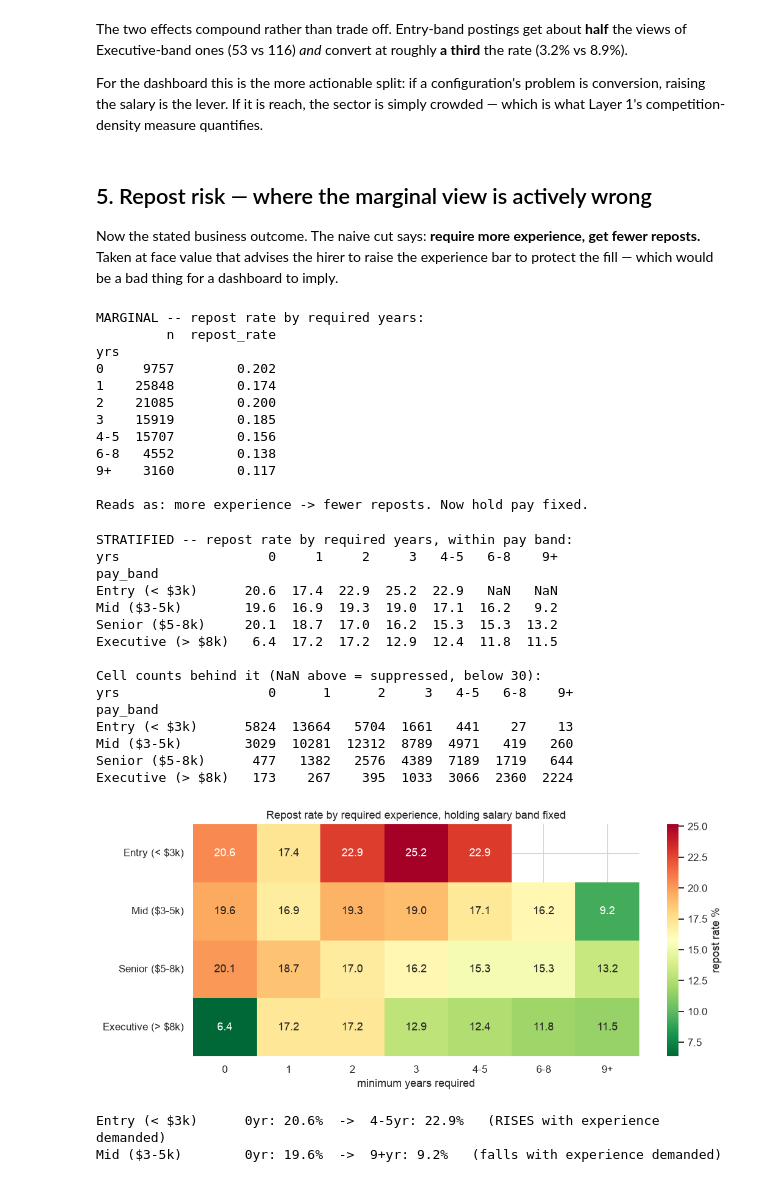
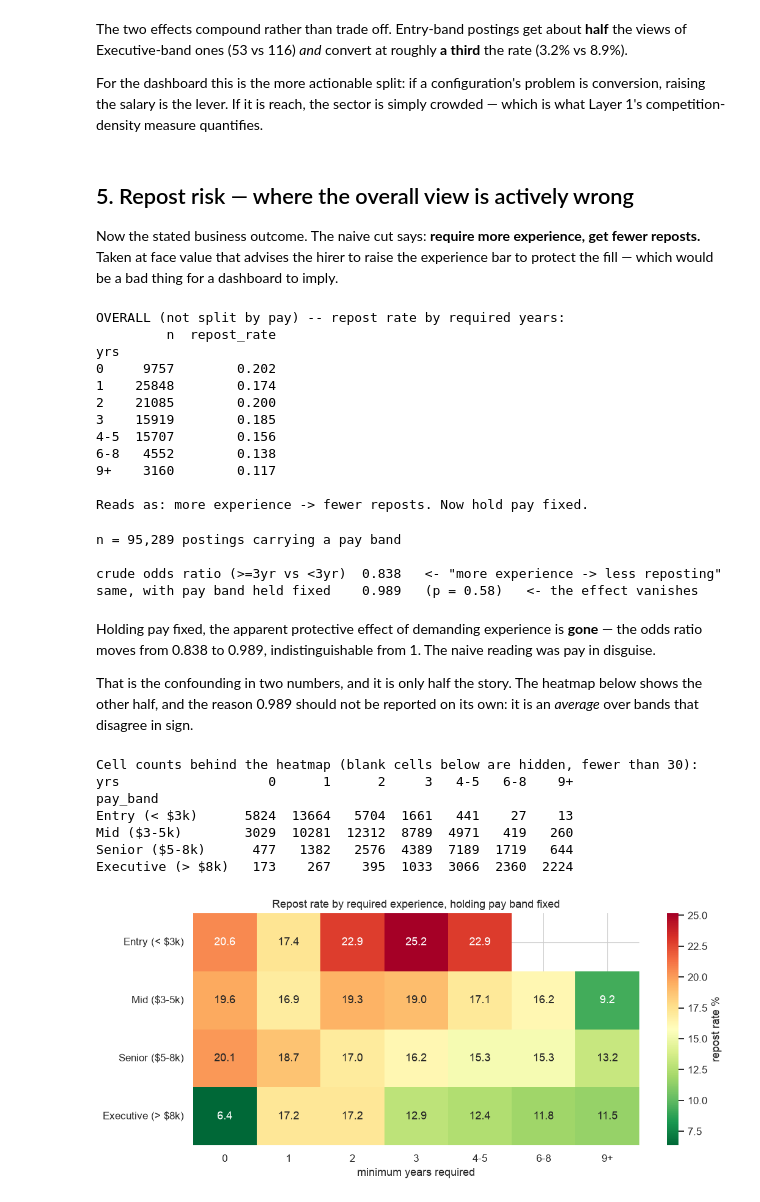
Before and after one commit to bomberblue/job-analytics-dashboard, a Jupyter notebook: notebooks/hirer_layer2_analysis.ipynb, the cells around one changed output. Saved outputs shown, nothing was run; the diff lists cells and outputs as text; code cells hidden in the pictures.

```diff
--- a/notebooks/hirer_layer2_analysis.ipynb
+++ b/notebooks/hirer_layer2_analysis.ipynb
@@ -486,7 +457,7 @@ For the dashboard this is the more actionable split: if a configuration's proble
 raising the salary is the lever. If it is reach, the sector is simply crowded — which is what
 Layer 1's competition-density measure quantifies.
 # %% [markdown]
-## 5. Repost risk — where the marginal view is actively wrong
+## 5. Repost risk — where the overall view is actively wrong
 
 Now the stated business outcome. The naive cut says: **require more experience, get fewer
 reposts.** Taken at face value that advises the hirer to raise the experience bar to protect the
@@ -495,13 +466,13 @@ fill — which would be a bad thing for a dashboard to imply.
 repost_pool = repost_pool.copy()
 repost_pool['yrs'] = pd.cut(repost_pool.seniority_years, YR_BINS, labels=YR_LABELS)
 
-marginal = repost_pool.groupby('yrs', observed=True).agg(
+overall = repost_pool.groupby('yrs', observed=True).agg(
     n=('is_repost', 'size'), repost_rate=('is_repost', 'mean')).round(3)
-print('MARGINAL -- repost rate by required years:')
-print(marginal.to_string())
+print('OVERALL (not split by pay) -- repost rate by required years:')
+print(overall.to_string())
 print('\nReads as: more experience -> fewer reposts. Now hold pay fixed.')
 # %% [output]
-MARGINAL -- repost rate by required years:
+OVERALL (not split by pay) -- repost rate by required years:
          n  repost_rate
 yrs
 0     9757        0.202
@@ -513,51 +484,66 @@ yrs
 9+    3160        0.117
 
 Reads as: more experience -> fewer reposts. Now hold pay fixed.
+# %%
+# The naive table above, restated as a single odds ratio -- then the same odds ratio
+# with pay held fixed. Mantel-Haenszel pools the within-band tables directly.
+# The frame, the 2x2 helper and the stratified table are all reused by s.6.
+exp_pay = repost_pool[repost_pool.pay_band.notna()].copy()
+exp_pay['hi_exp'] = (exp_pay.seniority_years.clip(0, 15) >= 3).astype(int)
+
+
+def two_by_two(frame):
+    """2x2 of hi_exp (>=3yr) against is_repost, oriented [exposed, unexposed] x [case, non-case]."""
+    return (pd.crosstab(frame.hi_exp, frame.is_repost.astype(int))
+              .reindex(index=[1, 0], columns=[1, 0]).fillna(0).values)
+
+
+crude = two_by_two(exp_pay)
+crude_or = (crude[0, 0] * crude[1, 1]) / (crude[0, 1] * crude[1, 0])
+mh_table = StratifiedTable(np.dstack([two_by_two(g)
+                                      for _, g in exp_pay.groupby('pay_band', observed=True)]))
+
+print(f'n = {len(exp_pay):,} postings carrying a pay band\n')
+print(f'crude odds ratio (>=3yr vs <3yr)  {crude_or:.3f}   <- "more experience -> less reposting"')
+print(f'same, with pay band held fixed    {mh_table.oddsratio_pooled:.3f}   '
+      f'(p = {mh_table.test_null_odds().pvalue:.2f})   <- the effect vanishes')
+# %% [output]
+n = 95,289 postings carrying a pay band
+
+crude odds ratio (>=3yr vs <3yr)  0.838   <- "more experience -> less reposting"
+same, with pay band held fixed    0.989   (p = 0.58)   <- the effect vanishes
+# %% [markdown]
+Holding pay fixed, the apparent protective effect of demanding experience is **gone** — the odds
+ratio moves from 0.838 to 0.989, indistinguishable from 1. The naive reading was pay in disguise.
+
+That is the confounding in two numbers, and it is only half the story. The heatmap below shows the
+other half, and the reason 0.989 should not be reported on its own: it is an *average* over bands
+that disagree in sign.
 # %%
 strat = pd.crosstab(repost_pool.pay_band, repost_pool.yrs,
                     values=repost_pool.is_repost, aggfunc='mean')
 counts = pd.crosstab(repost_pool.pay_band, repost_pool.yrs)
 strat = strat.where(counts >= MIN_N)          # suppress cells too thin to read
-strat = strat.loc[[b for b in order if b in strat.index]]
+strat = strat.loc[[b for b in PAY_LABELS if b in strat.index]]
 
-print('STRATIFIED -- repost rate by required years, within pay band:')
-print((strat * 100).round(1).to_string())
-print('\nCell counts behind it (NaN above = suppressed, below ' f'{MIN_N}):')
+print(f'Cell counts behind the heatmap (blank cells below are hidden, fewer than {MIN_N}):')
 print(counts.loc[strat.index].to_string())
 
 fig, ax = plt.subplots(figsize=(10, 4.5))
 sns.heatmap(strat * 100, annot=True, fmt='.1f', cmap='RdYlGn_r',
             cbar_kws={'label': 'repost rate %'}, ax=ax)
 ax.set_title('Repost rate by required experience, holding pay band fixed')
 ax.set_xlabel('minimum years required')
 ax.set_ylabel('')
 plt.tight_layout()
 plt.show()
 # %% [output]
-STRATIFIED -- repost rate by required years, within pay band:
-yrs                   0     1     2     3   4-5   6-8    9+
-pay_band
-Entry (< $3k)      20.6  17.4  22.9  25.2  22.9   NaN   NaN
-Mid ($3-5k)        19.6  16.9  19.3  19.0  17.1  16.2   9.2
-Senior ($5-8k)     20.1  18.7  17.0  16.2  15.3  15.3  13.2
-Executive (> $8k)   6.4  17.2  17.2  12.9  12.4  11.8  11.5
-
-Cell counts behind it (NaN above = suppressed, below 30):
+Cell counts behind the heatmap (blank cells below are hidden, fewer than 30):
 yrs                   0      1      2     3   4-5   6-8    9+
 pay_band
 Entry (< $3k)      5824  13664   5704  1661   441    27    13
 Mid ($3-5k)        3029  10281  12312  8789  4971   419   260
 Senior ($5-8k)      477   1382   2576  4389  7189  1719   644
 Executive (> $8k)   173    267    395  1033  3066  2360  2224
-[figure, old version]
+[figure, new version]
-# %%
-lo, hi = 'Entry (< $3k)', 'Mid ($3-5k)'
-for band in [lo, hi]:
-    if band in strat.index:
-        row = strat.loc[band].dropna()
-        print(f'{band:18s} {row.index[0]}yr: {row.iloc[0]:.1%}  ->  {row.index[-1]}yr: {row.iloc[-1]:.1%}'
-              f'   ({"RISES" if row.iloc[-1] > row.iloc[0] else "falls"} with experience demanded)')
-# %% [output]
-Entry (< $3k)      0yr: 20.6%  ->  4-5yr: 22.9%   (RISES with experience demanded)
-Mid ($3-5k)        0yr: 19.6%  ->  9+yr: 9.2%   (falls with experience demanded)
 # %% [markdown]
```
Also changed, not shown: parts of 33 cells of this notebook, 1 other file.
